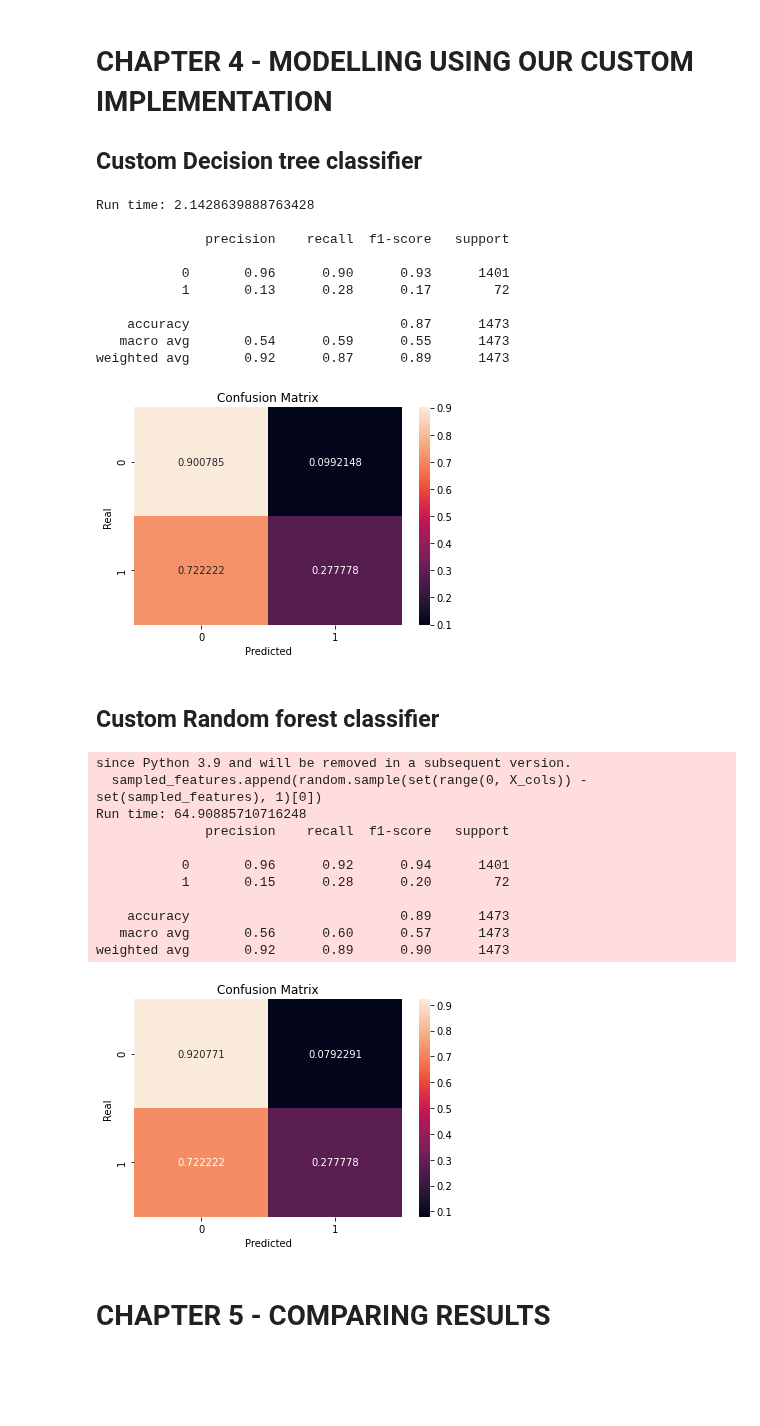
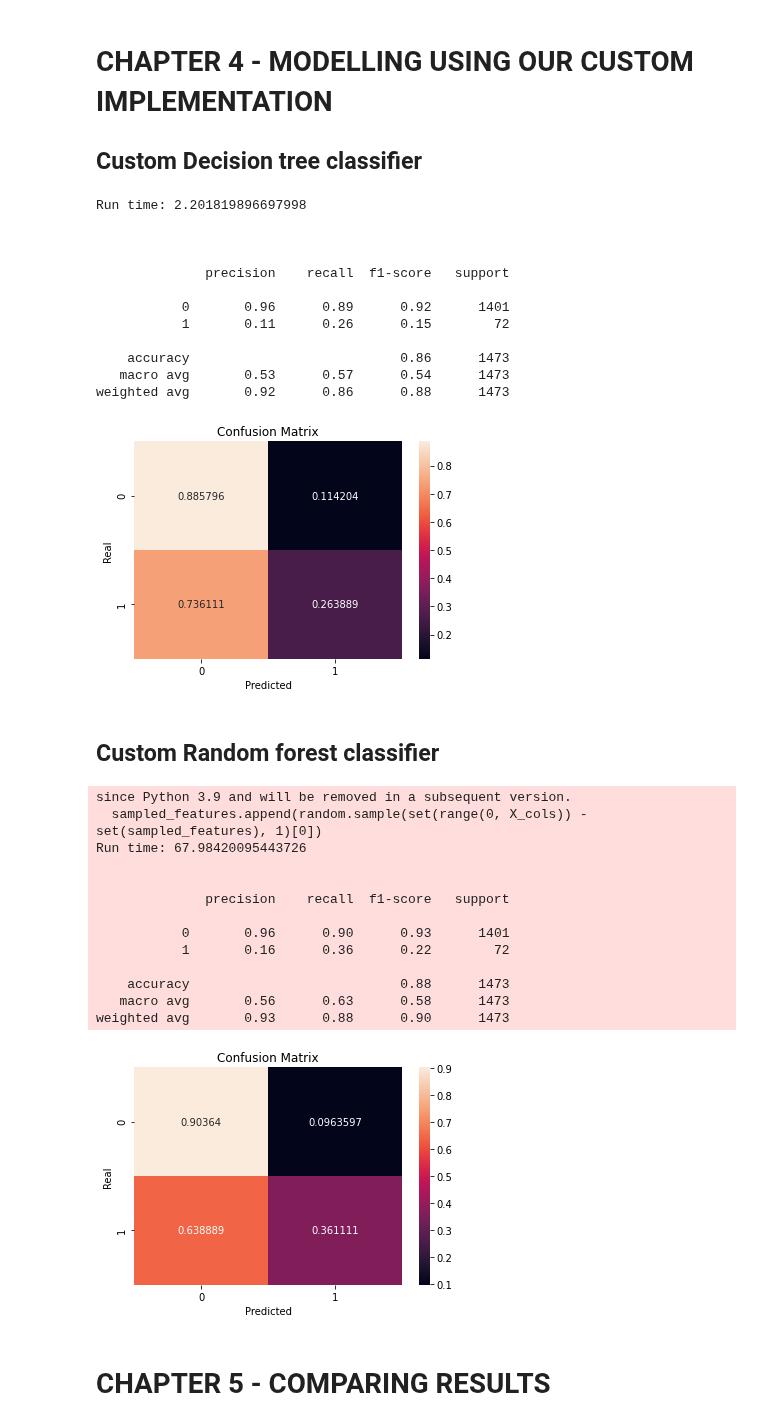
Before and after one commit to iberius96/Classification-task-for-heart-condition, a Jupyter notebook: main.ipynb, the cells around one changed output. Saved outputs shown, nothing was run; the diff lists cells and outputs as text; code cells hidden in the pictures; blank space fills up the shorter version.

Commit message:
Additional customization on get_best_estimator function

```diff
--- a/main.ipynb
+++ b/main.ipynb
@@ -1236,11 +1237,3 @@ def get_best_estimator(*,
     return best_estimator
 # %% [markdown]
 ## Sklearn Decision Tree
-# %%
-sklearn_tree = tree.DecisionTreeClassifier()
-sklearn_tree.fit(X_train_SMOTE, y_train_SMOTE)
-
-'''print("TRAIN DATA")
-score_model(sklearn_tree, X_train, y_train)
-print("\nTEST DATA")'''
-sklearn_tree_class_report = score_model(sklearn_tree, X_test, y_test, 'Sklearn Decision Tree')
@@ -1322,7 +1318,7 @@ weighted avg       0.93      0.88      0.90      1473
 ## Custom Decision tree classifier
 # %%
 start_time = time.time()
-custom_tree = CustomDecisionTreeClassifier()
+custom_tree = CustomDecisionTreeClassifier(max_depth=80, min_size_leaf=3, min_size_part=8)
 custom_tree.fit(X_train_SMOTE, y_train_SMOTE)
 print(f"Run time: {time.time() - start_time} \n")
 
@@ -1331,43 +1327,47 @@ score_model(custom_tree, X_train, y_train)
 print("\nTEST DATA")'''
 score_model(custom_tree, X_test, y_test, 'Custom Decision Tree')
 # %% [output]
-Run time: 2.1428639888763428
+Run time: 2.201819896697998
+
+
 
               precision    recall  f1-score   support
 
-           0       0.96      0.90      0.93      1401
-           1       0.13      0.28      0.17        72
+           0       0.96      0.89      0.92      1401
+           1       0.11      0.26      0.15        72
 
-    accuracy                           0.87      1473
-   macro avg       0.54      0.59      0.55      1473
-weighted avg       0.92      0.87      0.89      1473
+    accuracy                           0.86      1473
+   macro avg       0.53      0.57      0.54      1473
+weighted avg       0.92      0.86      0.88      1473
-[figure, old version]
+[figure, new version]
 # %% [markdown]
 ## Custom Random forest classifier
 # %%
 import time
 start_time = time.time()
-custom_forest = CustomRandomForestClassifier()
+custom_forest = CustomRandomForestClassifier(max_depth=80, min_size_leaf=3, min_size_part=8, )
 custom_forest.fit(X_train_SMOTE, y_train_SMOTE)
 print(f"Run time: {time.time() - start_time}")
 
 '''print("TRAIN DATA")
 score_model(custom_forest, X_train, y_train)
 print("\nTEST DATA")'''
 custom_forest_class_report = score_model(custom_forest, X_test, y_test, 'Custom Random Forest')
 # %% [output]
 since Python 3.9 and will be removed in a subsequent version.
   sampled_features.append(random.sample(set(range(0, X_cols)) - set(sampled_features), 1)[0])
-Run time: 64.90885710716248
+Run time: 67.98420095443726
+
+
               precision    recall  f1-score   support
 
-           0       0.96      0.92      0.94      1401
-           1       0.15      0.28      0.20        72
+           0       0.96      0.90      0.93      1401
+           1       0.16      0.36      0.22        72
 
-    accuracy                           0.89      1473
-   macro avg       0.56      0.60      0.57      1473
-weighted avg       0.92      0.89      0.90      1473
+    accuracy                           0.88      1473
+   macro avg       0.56      0.63      0.58      1473
+weighted avg       0.93      0.88      0.90      1473
-[figure, old version]
+[figure, new version]
 # %% [markdown]
 # CHAPTER 5 - COMPARING RESULTS <a class="anchor" id="4"></a>
 # %%
```
Also changed, not shown: parts of 8 cells of this notebook.
